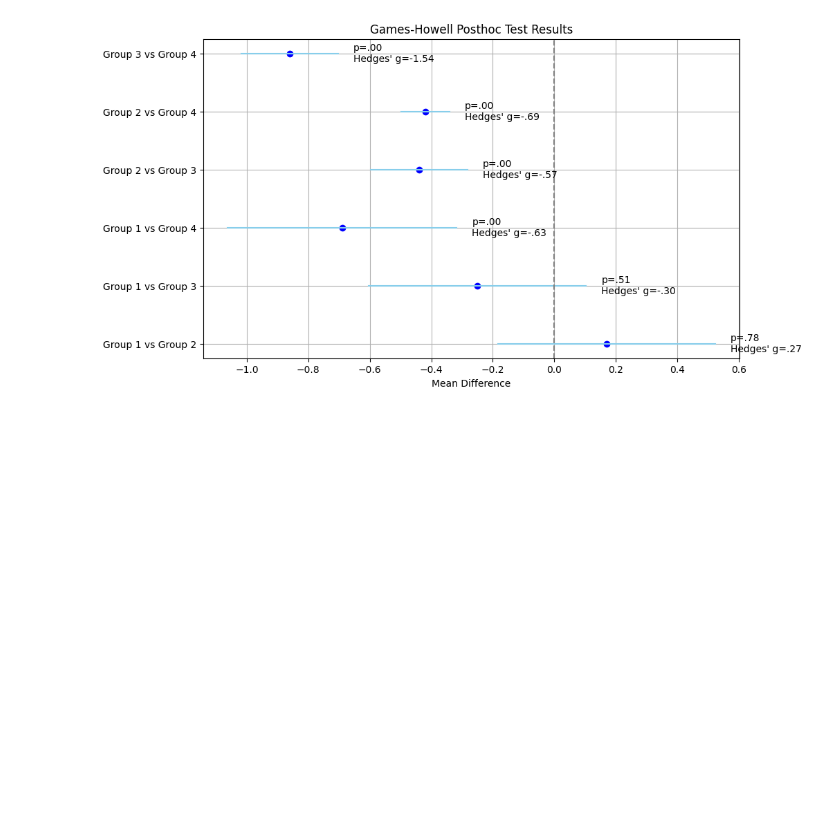
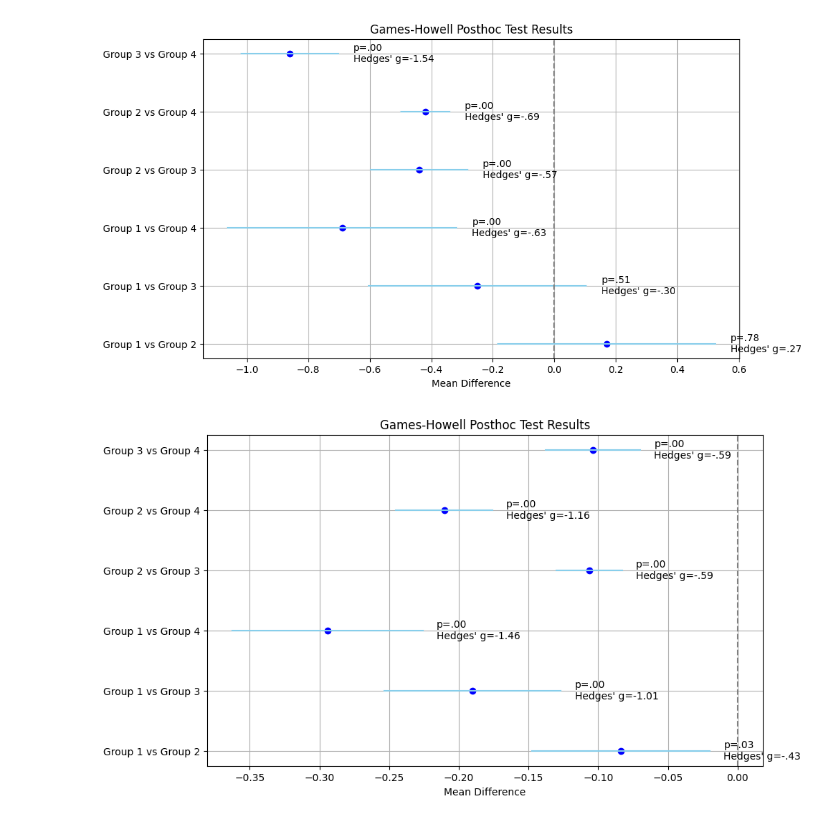
Before and after one commit to Vakhranev/MDB, a Jupyter notebook: Графики.ipynb, the cells around one changed output. Cells and saved outputs as stored; diff of their text form; code cells hidden in the pictures; blank space fills up the shorter version.

```diff
--- a/Графики.ipynb
+++ b/Графики.ipynb
@@ -32,3 +32,37 @@ plt.grid(True)
 plt.show()
 # %% [output]
 [figure]
+# %%
+import matplotlib.pyplot as plt
+import numpy as np
+import pandas as pd
+
+# Результаты теста Геймса-Хауэла
+groups = ["Group 1 vs Group 2", "Group 1 vs Group 3", "Group 1 vs Group 4", "Group 2 vs Group 3", "Group 2 vs Group 4", "Group 3 vs Group 4"]
+mean_diff = [-0.083694, -0.190294, -0.294234, -0.106600, -0.210540, -0.103940]
+se = [0.032516, 0.032370, 0.034824, 0.012065, 0.017620, 0.017349]
+p_values = [".03", ".00", ".00", ".00", ".00", ".00"]
+hedges_g = ["-.43", "-1.01", "-1.46", "-.59", "-1.16", "-.59"]
+
+# Расчет доверительных интервалов
+z_score = 1.96
+conf_intervals = [
+    (md - z_score * s, md + z_score * s) for md, s in zip(results['diff'], results['se'])
+]
+
+# Построение графика
+plt.figure(figsize=(10, 6))
+for i, (group, ci, p, h) in enumerate(zip(groups, conf_intervals, p_values, hedges_g)):
+    plt.plot(ci, [i, i], color="skyblue")
+    plt.scatter(mean_diff[i], i, color="blue")
+    plt.text(ci[1] + 0.01, i, f"p={p}\nHedges' g={h}", va='center')
+
+# Элементы оформления
+plt.yticks(range(len(results)), results['group1'] + ' vs ' + results['group2'])
+plt.axvline(0, color='grey', linestyle='--')
+plt.xlabel("Mean Difference")
+plt.title("Games-Howell Posthoc Test Results")
+plt.grid(True)
+plt.show()
+# %% [output]
+[figure, added]
```
Also changed, not shown: parts of 5 cells of this notebook.
